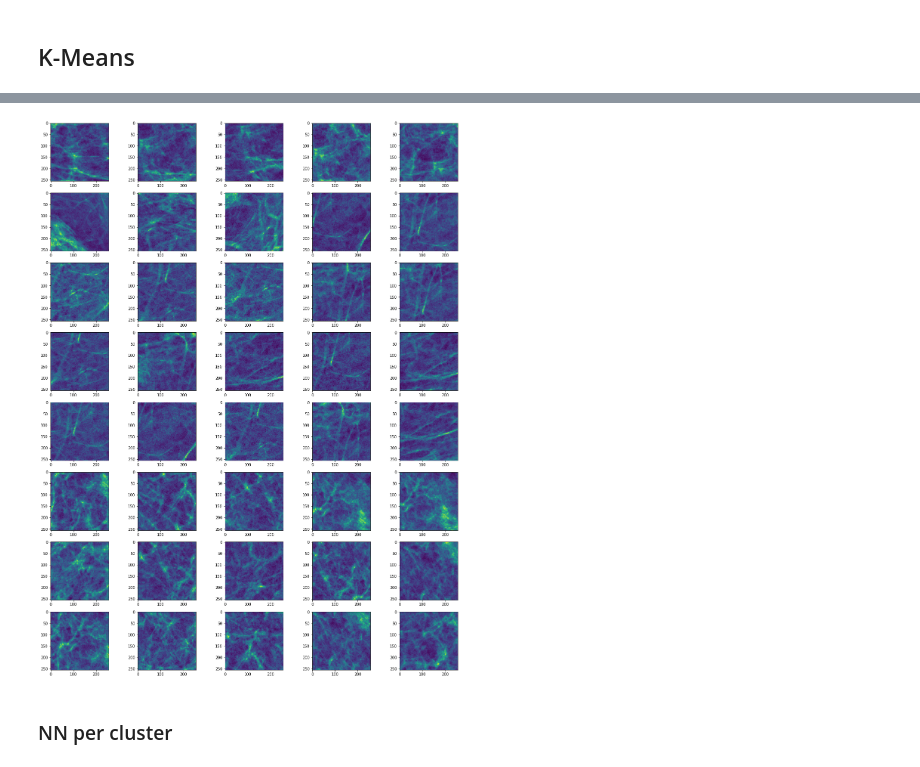
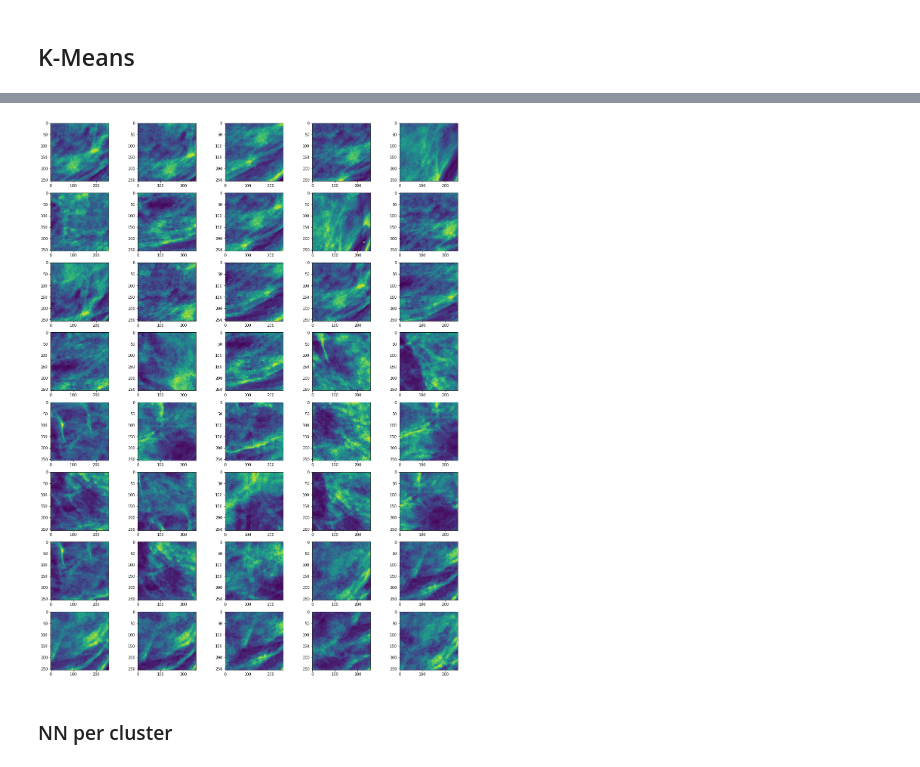
Before and after one commit to Fede112/patches, a Jupyter notebook: DenseNet-121-256x256_full.ipynb, the cells around one changed output, grey strips where cells are left out. Saved outputs shown, nothing was run; the diff lists cells and outputs as text; code cells hidden in the pictures.

```diff
--- a/DenseNet-121-256x256_full.ipynb
+++ b/DenseNet-121-256x256_full.ipynb
@@ -55,11 +52,11 @@ composed = transforms.Compose([
                                 transforms.ToTensor(),
                                 mm_patch.transforms.Scale(),
                                 mm_patch.transforms.GrayToRGB(),
-                                transforms.Normalize(mean=[0.485, 0.456, 0.406], std=[0.229, 0.224, 0.225])
+#                                 transforms.Normalize(mean=[0.485, 0.456, 0.406], std=[0.229, 0.224, 0.225])
                             ])
 # %%
 def read_image_png(file_name):
     image = np.array(imageio.imread(file_name)).astype(np.int32)
     return image
 
-patches = datasets.ImageFolder('../patches_images/patches_CRO_23072019/', transform=composed, target_transform=None, loader=read_image_png)
+patches = datasets.ImageFolder('/scratch/fbarone/patches_256_CRO_23072019', transform=composed, target_transform=None, loader=read_image_png)
@@ -336,20 +384,20 @@ plt.scatter(X[:,0], X[:,1], c = kmeans.labels_)
 # %%
 num_patches = 40
-cluster = 0
+cluster = 1
 
 data_len = len(X)
 kmeans.labels_ == cluster
 index_ls = np.arange(data_len)[kmeans.labels_ == cluster][:num_patches]
 images = image_from_index(loader,index_ls)
 fig = plt.figure(figsize = (20,30))
 cols = 5
 rows = num_patches//cols + 1
 for i,patch in enumerate(images):
     ax = fig.add_subplot(rows, cols, i+1)
     ax.imshow(patch)
 plt.show()
 # %% [output]
-[figure, old version]
+[figure, new version]
 # %% [markdown]
 ### NN per cluster
 # %%
```
Also changed, not shown: parts of 7 cells of this notebook, 3 other files.
